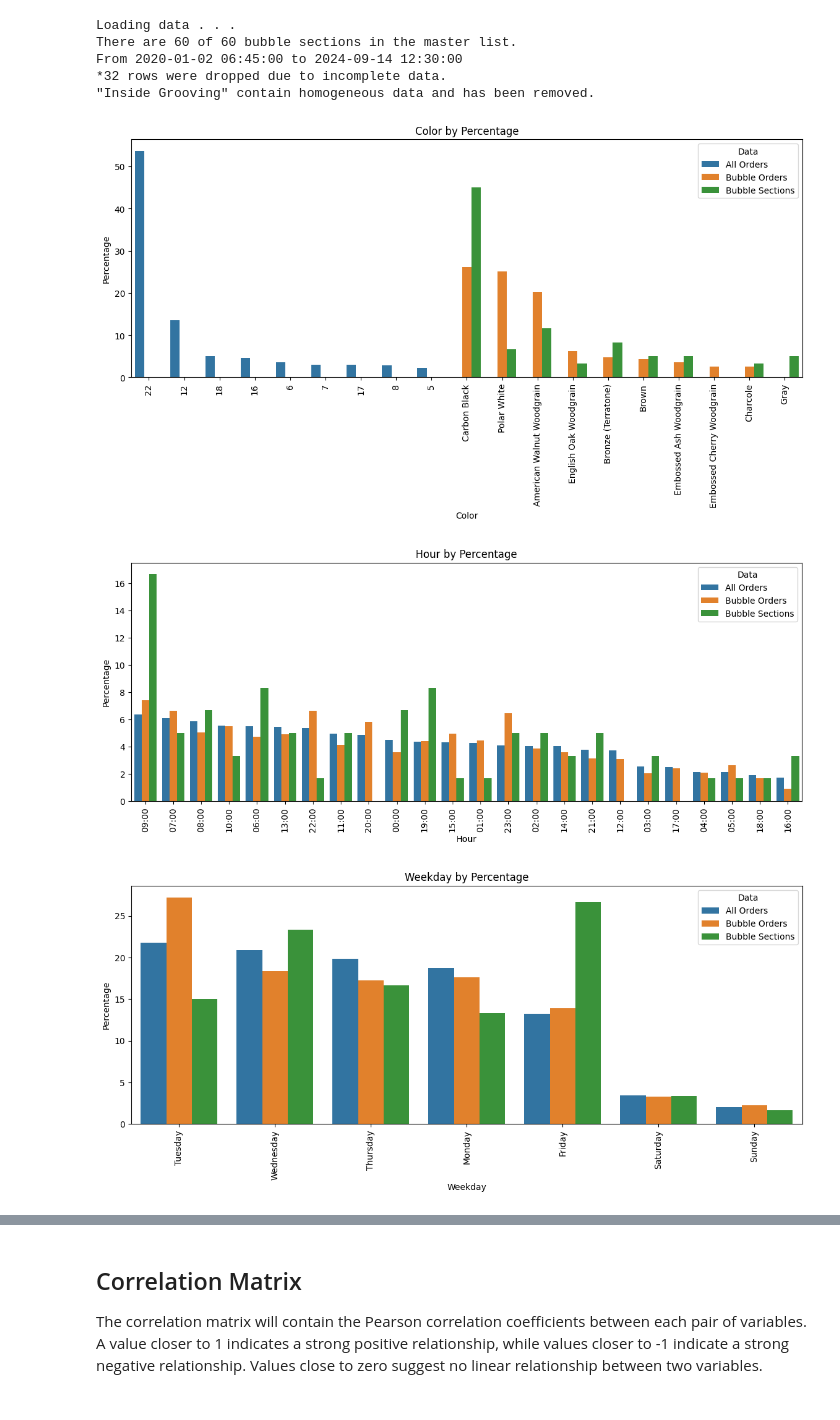
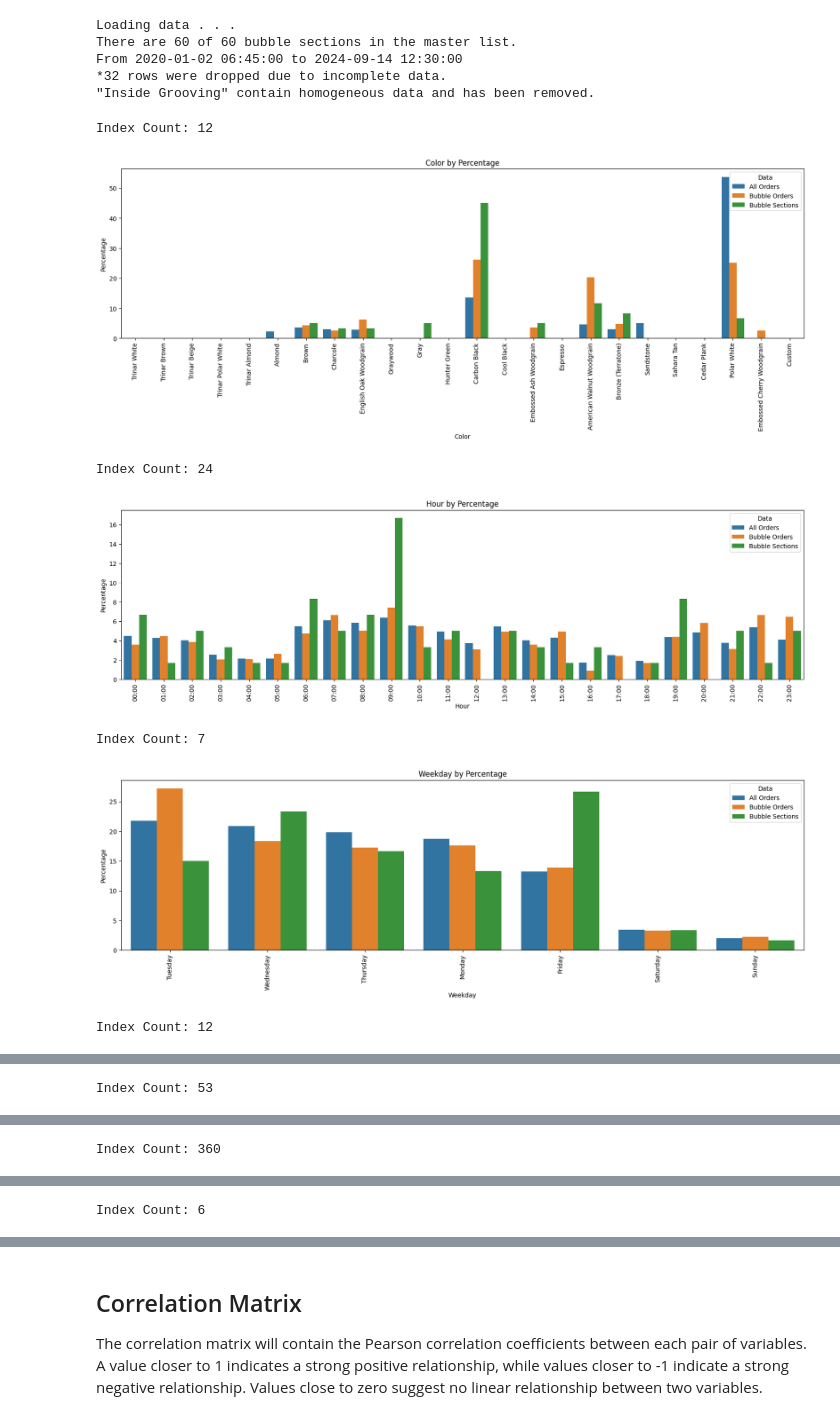
Before and after one commit to mattrupp/section-bubble-analysis, a Jupyter notebook: section-bubble-analysis.ipynb, the cells around one changed output, grey strips where cells are left out. Drawn from its saved outputs; the diff is of its cells as text; code cells hidden in the pictures.

Commit message:
fix chart sorting order

```diff
--- a/section-bubble-analysis.ipynb
+++ b/section-bubble-analysis.ipynb
@@ -130,14 +132,20 @@ From 2020-01-02 06:45:00 to 2024-09-14 12:30:00
 # %%
 from barchart import barchart
 import haas_section as hds
 import dates as dt
 
 barchart('Color', df, df_owb, df_swb, hds.color, 2)
 barchart('Hour', df, df_owb, df_swb, dt.hour)
-barchart('Weekday', df, df_owb, df_swb, dt.weekday)
+barchart('Weekday', df, df_owb, df_swb)
 barchart('Month', df, df_owb, df_swb, dt.month)
+barchart('Week', df, df_owb, df_swb)
+barchart('Day of Year', df, df_owb)
 barchart('Year', df, df_owb, df_swb, dt.year)
 # %% [output]
+Index Count: 12
-[figure, old version]
+[figure, new version]
+Index Count: 24
-[figure, old version]
+[figure, new version]
+Index Count: 7
-[figure, old version]
+[figure, new version]
+Index Count: 12
@@ -144,0 +153 @@ barchart('Year', df, df_owb, df_swb, dt.year)
+Index Count: 53
@@ -145,0 +155 @@ barchart('Year', df, df_owb, df_swb, dt.year)
+Index Count: 360
@@ -145,0 +157 @@ barchart('Year', df, df_owb, df_swb, dt.year)
+Index Count: 6
```
Also changed, not shown: parts of 7 cells of this notebook, 1 other file.
